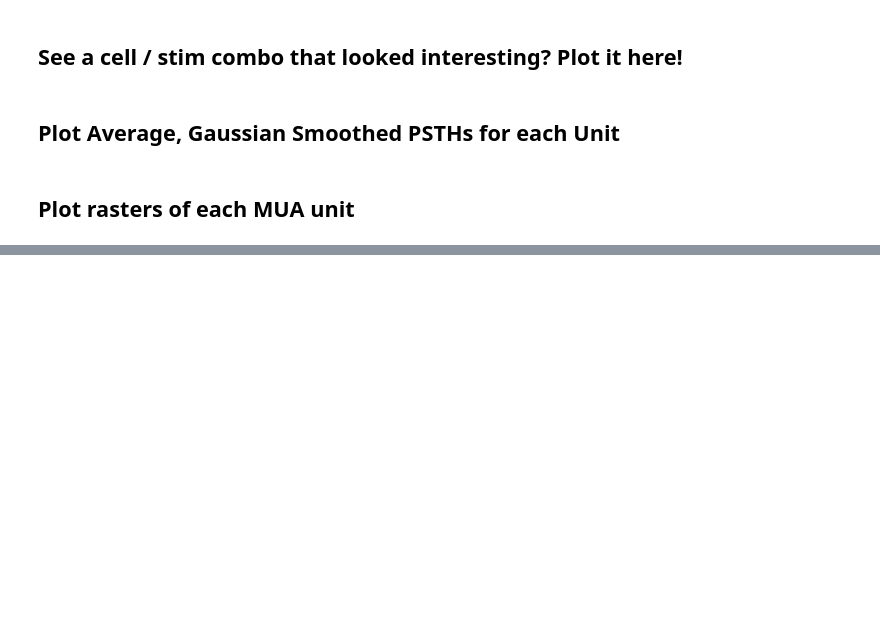
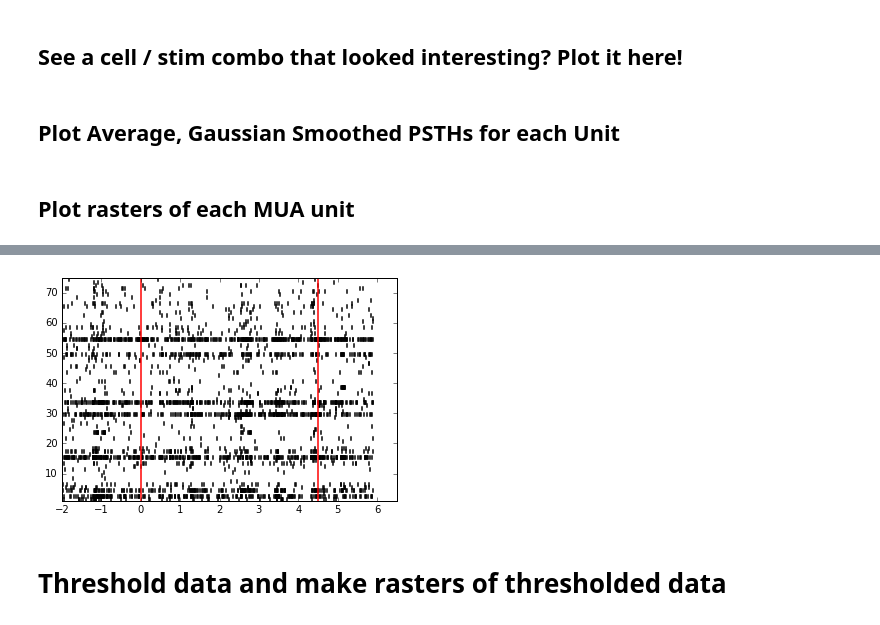
Before and after one commit to theilmbh/ephys-analysis, a Jupyter notebook: notebooks/quick_viz-emilyB1171.ipynb, the cells around one changed output, grey strips where cells are left out. Saved outputs shown, nothing was run; the diff lists cells and outputs as text; code cells hidden in the pictures; blank space fills up the shorter version.

```diff
--- a/notebooks/quick_viz-emilyB1171.ipynb
+++ b/notebooks/quick_viz-emilyB1171.ipynb
@@ -17,6 +18,9 @@ Set 'block_path' to the path of the folder containing your post-manually sorted
 block_path = '/home/brad/cube/Ice/kperks/B1112/klusta/phy041316/Pen01_Lft_AP300_ML700__Site04_Z3300__B1112_cat_P01_S04_1/'
 block_path = '/mnt/cube/btheilma/emily/B1171/klusta/phy103116/Pen02_Lft_AP2500_ML1200__Site14_Z2570__B1171_cat_P02_S14_1/'
 block_path = '/mnt/cube/btheilma/emily/B1171/klusta/phy103116/Pen02_Lft_AP2500_ML1200__Site15_Z2780__B1171_cat_P02_S15_1/'
+block_path = '/mnt/cube/btheilma/emily/B604/klusta/phy103116/Pen01_Lft_AP2300_ML1250__Site13_Z2641__B604_cat_P01_S13_1/'
+block_path = '/mnt/cube/btheilma/emily/B604/klusta/phy103116/Pen01_Lft_AP2300_ML1250__Site15_Z2780__B604_cat_P01_S15_1/'
+#block_path = '/mnt/cube/btheilma/emily/B604/klusta/phy103116/Pen01_Lft_AP2300_ML1250__Site16_Z2865__B604_cat_P01_S16_1/'
 spikes     = core.load_spikes(block_path)
 clusters   = core.load_clusters(block_path)
 trials     = events.load_trials(block_path)
@@ -101,15 +90,23 @@ plt.close(fig)
 mua_clusters = clusters[clusters['quality']=='MUA']
 mua_cluster_ids = good_clusters['cluster'].unique()
 
+reload(rasters)
+mua_clusters = clusters[clusters['quality']=='MUA']
+mua_cluster_ids = mua_clusters['cluster'].unique()
+print(len(good_cluster_ids))
 # We have 16 stims, so let's go with a 4x4 subplot layout
-subplot_xy = [4,4]
-figsize = (22,18)
+subplot_xy = [6,4]
+figsize = (22,20)
+period = [-2, 2]
 
 # Make a figure directory
 raster_dir = os.path.join(block_path, 'rasters')
-os.mkdir(raster_dir)
+if not os.path.exists(raster_dir):
+    os.mkdir(raster_dir)
 
-for clusterID in good_cluster_ids:
-    fig = plot_unit_raster(spikes, trials, clusterID, rec, fs, subplot_xy, figsize)
-    raster_fname = os.path.join(raster_dir, 'unit{}_raster.png'.format(str(clusterID)))
+for clusterID in mua_cluster_ids:
+    print(clusterID)
+    fig = rasters.plot_unit_raster_emily(spikes, trials, clusterID, period, rec, fs, subplot_xy, figsize)
+    raster_fname = os.path.join(raster_dir, 'unit{}_MUAraster.png'.format(str(clusterID)))
     fig.savefig(raster_fname)
+    plt.close(fig)
@@ -115,0 +159,9 @@ for clusterID in good_cluster_ids:
+# %%
+fig = plt.figure()
+ax = plt.gca()
+plot_trial_raster_emily(spikes, trials, goodMUAclusters, 6, 'T40S70D3', [-2, 2], 0, fs, ax=ax)
+plt.show()
+# %% [output]
+[figure, added]
+# %% [markdown]
+# Threshold data and make rasters of thresholded data
```
Also changed, not shown: parts of 9 cells of this notebook, 2 other files.
